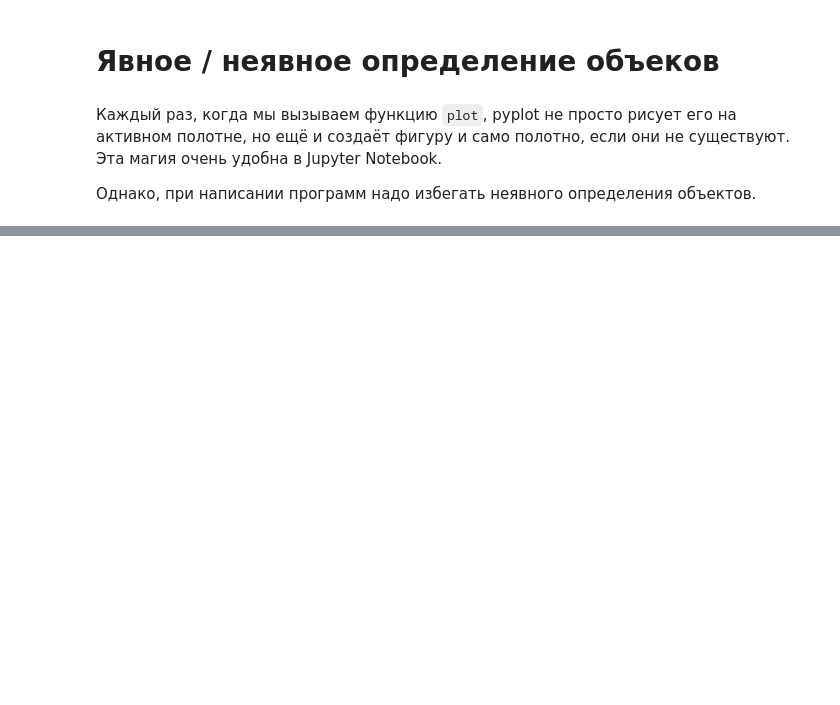
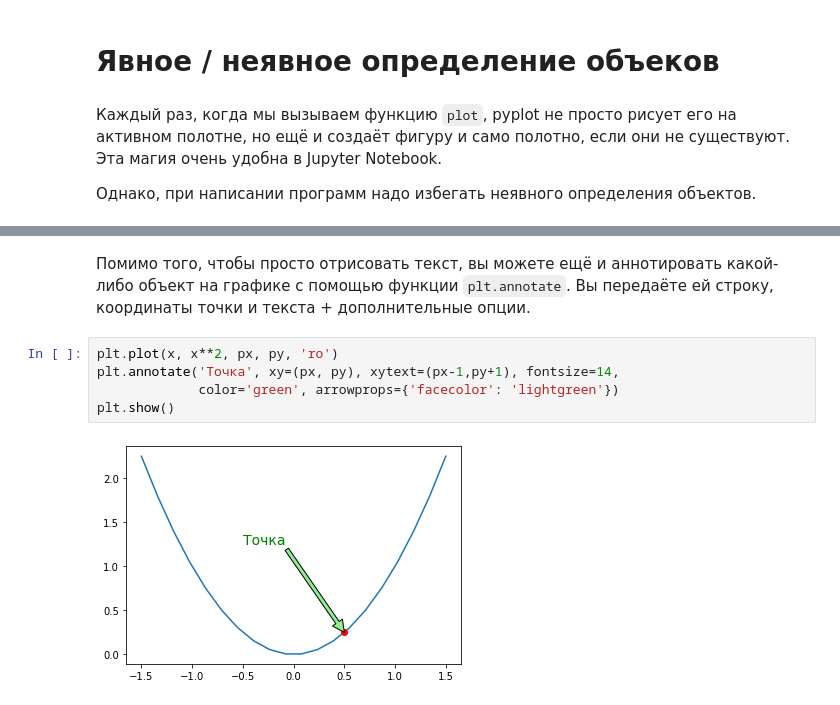
Before and after one commit to Lpshkn/Tutors, a Jupyter notebook: Matplotlib/Introducing.ipynb, the cells around one changed output, grey strips where cells are left out. Cells and saved outputs as stored; diff of their text form; blank space fills up the shorter version.

```diff
--- a/Matplotlib/Introducing.ipynb
+++ b/Matplotlib/Introducing.ipynb
@@ -266,0 +283,9 @@ ax_bottom.grid
+# %% [markdown]
+Помимо того, чтобы просто отрисовать текст, вы можете ещё и аннотировать какой-либо объект на графике с помощью функции `plt.annotate`. Вы передаёте ей строку, координаты точки и текста + дополнительные опции.
+# %%
+plt.plot(x, x**2, px, py, 'ro')
+plt.annotate('Точка', xy=(px, py), xytext=(px-1,py+1), fontsize=14,
+             color='green', arrowprops={'facecolor': 'lightgreen'})
+plt.show()
+# %% [output]
+[figure, added]
```
Also changed, not shown: parts of 23 cells of this notebook.
